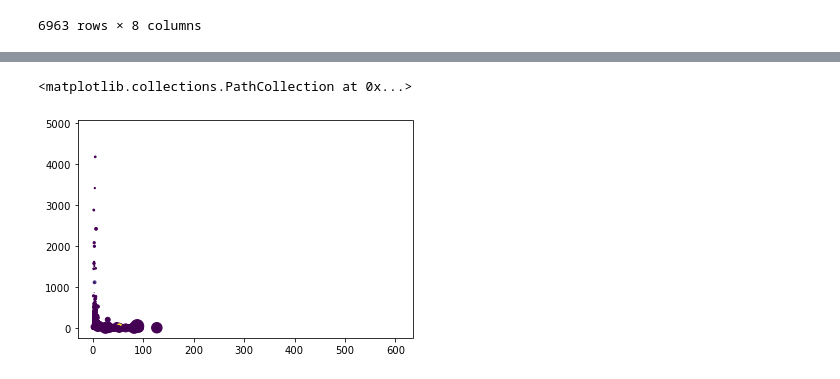
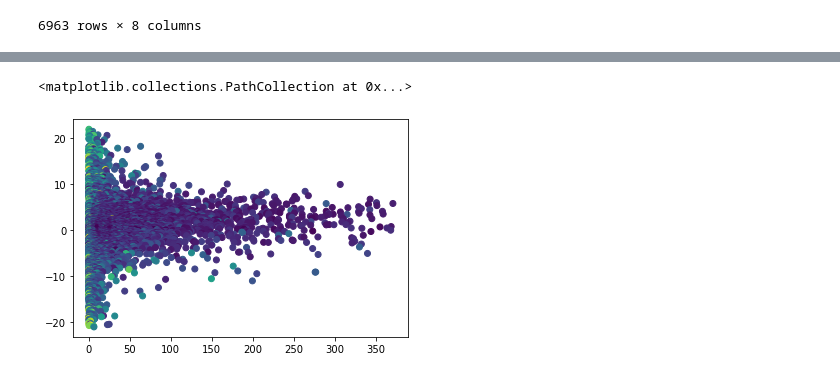
Before and after one commit to brand0nM/Pyberhood, a Jupyter notebook: Visualization_Stock_Analysis.ipynb, the cells around one changed output, grey strips where cells are left out. Saved outputs shown, nothing was run; the diff lists cells and outputs as text; code cells hidden in the pictures.

Commit message:
Vizaualize Stock Performance

```diff
--- a/Visualization_Stock_Analysis.ipynb
+++ b/Visualization_Stock_Analysis.ipynb
@@ -35,0 +61,29 @@ for i in range(len(Best_day)):
+# %%
+# Remove Outliers
+
+def max_outlier(column_name):
+    mean = column_name.mean()
+    std = column_name.std()
+    Max = mean + 2.5*std
+    return Max
+
+def min_outlier(column_name):
+    mean = column_name.mean()
+    std = column_name.std()
+    mini = mean - 2.5*std
+    return mini
+
+Max_Volatility, Min_Volatility = max_outlier(Nasdaq_df['Volatility']), min_outlier(Nasdaq_df['Volatility'])
+Max_Performance, Min_Performance = max_outlier(Nasdaq_df["Week's Performance"]
+                                              ), min_outlier(Nasdaq_df["Week's Performance"])
+Max_Price, Min_Price = max_outlier(Nasdaq_df["Highest Price"]), min_outlier(Nasdaq_df["Highest Price"])
+Max_Volume, Min_Volume = max_outlier(Nasdaq_df["Week's Volume"]), min_outlier(Nasdaq_df["Week's Volume"])
+
+
+Nasdaq_df = Nasdaq_df.loc[(Nasdaq_df['Volatility'] <= Max_Volatility) & (Nasdaq_df['Volatility'] >= Min_Volatility) &
+                          (Nasdaq_df["Week's Performance"] <= Max_Performance) &
+                          (Nasdaq_df["Week's Performance"] >= Min_Performance) &
+                          (Nasdaq_df["Highest Price"] <= Max_Price) & (Nasdaq_df["Highest Price"] >= Min_Price) &
+                          (Nasdaq_df["Week's Volume"] <= Max_Volume) & (Nasdaq_df["Week's Volume"] >= Min_Volume)]
+
+Nasdaq_df
@@ -36,5 +109,6 @@ for i in range(len(Best_day)):
 # %%
-plt.scatter(Volatility, Highest_price, s=Week_performance, c=Volume)
+plt.scatter(Nasdaq_df["Highest Price"], Nasdaq_df["Week's Performance"],
+            c = Nasdaq_df['Volatility'])
 # %% [output]
 <matplotlib.collections.PathCollection at 0x...>
-[figure, old version]
+[figure, new version]
```
Also changed, not shown: parts of 7 cells of this notebook.
